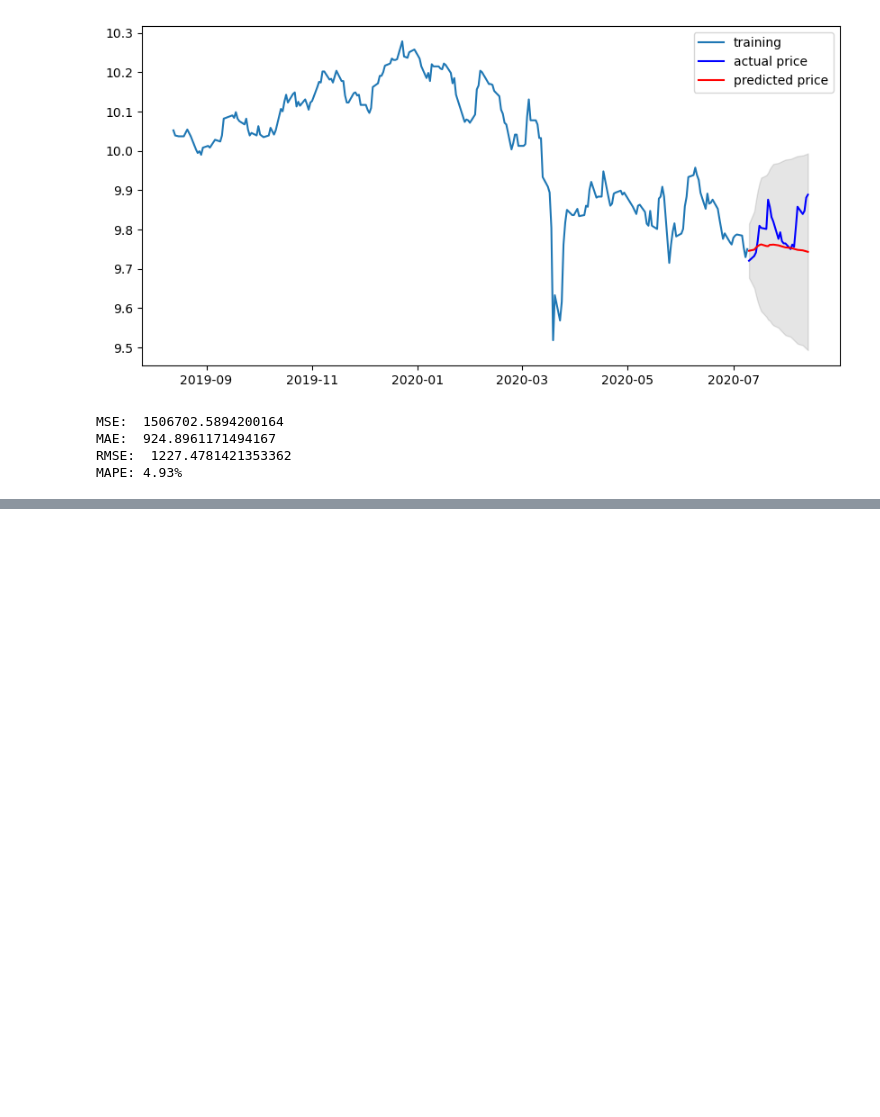
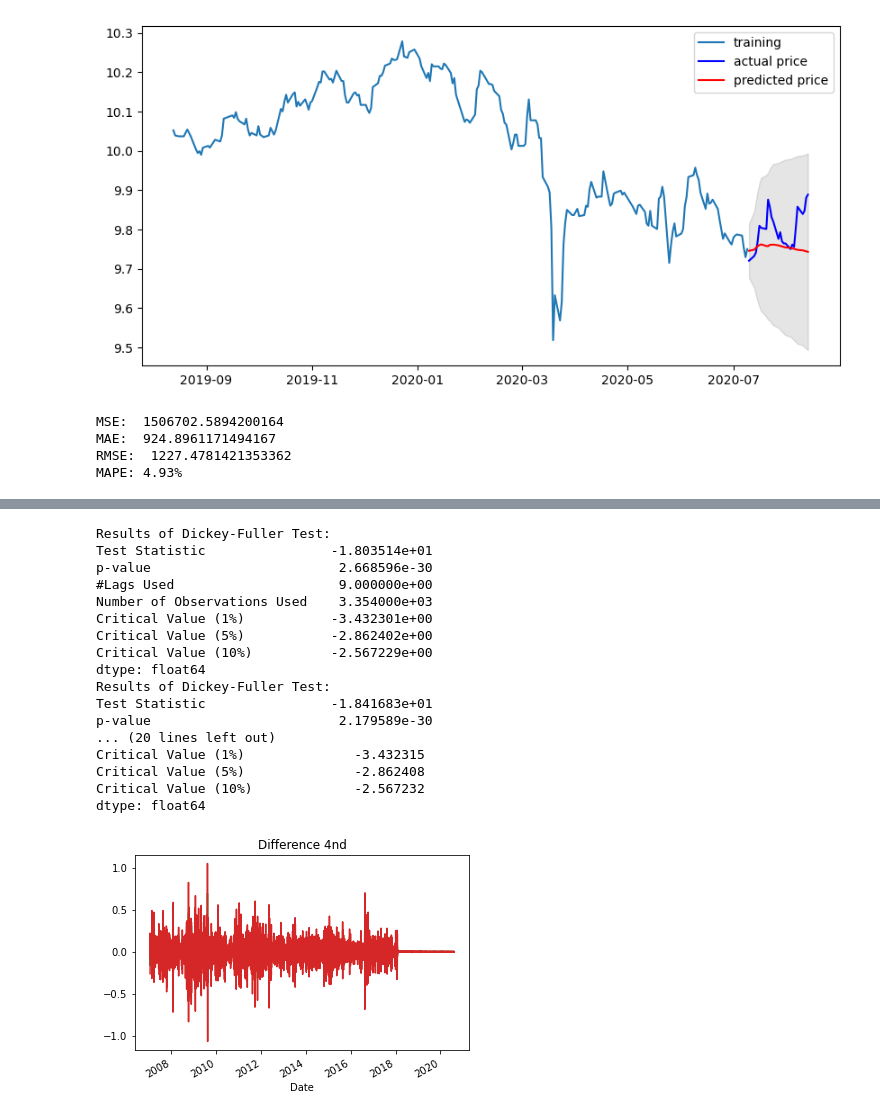
Before and after one commit to cheonsooho/first-repository, a Jupyter notebook: E6. 어제 오른 내 주식, 과연 내일은?.ipynb, the cells around one changed output, grey strips where cells are left out. Cells and saved outputs as stored; diff of their text form; code cells hidden in the pictures; blank space fills up the shorter version.

```diff
--- a/E6. 어제 오른 내 주식, 과연 내일은?.ipynb
+++ b/E6. 어제 오른 내 주식, 과연 내일은?.ipynb
@@ -461,0 +496,26 @@ MAPE: 4.93%
+# %%
+def plot_rolling_statistics(timeseries, window=12):
+
+    rolmean = timeseries.rolling(window=window).mean()  # 이동평균 시계열
+    rolstd = timeseries.rolling(window=window).std()    # 이동표준편차 시계열
+
+     # 원본시계열, 이동평균, 이동표준편차를 plot으로 시각화해 본다.
+    orig = plt.plot(timeseries, color='blue',label='Original')
+    mean = plt.plot(rolmean, color='red', label='Rolling Mean')
+    std = plt.plot(rolstd, color='black', label = 'Rolling Std')
+    plt.legend(loc='best')
+    plt.title('Rolling Mean & Standard Deviation')
+    plt.show(block=False)
+
+from statsmodels.tsa.stattools import adfuller
+
+def augmented_dickey_fuller_test(timeseries):
+    # statsmodels 패키지에서 제공하는 adfuller 메소드를 호출합니다.
+    dftest = adfuller(timeseries, autolag='AIC')
+
+    # adfuller 메소드가 리턴한 결과를 정리하여 출력합니다.
+    print('Results of Dickey-Fuller Test:')
+    dfoutput = pd.Series(dftest[0:4], index=['Test Statistic','p-value','#Lags Used','Number of Observations Used'])
+    for key,value in dftest[4].items():
+        dfoutput['Critical Value (%s)' % key] = value
+    print(dfoutput)
@@ -461,0 +586,35 @@ MAPE: 4.93%
+# %%
+diff_1 = ts_log.diff(periods=1).iloc[1:]
+diff_1.plot(title='Difference 1st')
+augmented_dickey_fuller_test(diff_1)
+
+diff_2 = diff_1.diff(periods=1).iloc[1:]
+diff_2.plot(title='Difference 2nd')
+augmented_dickey_fuller_test(diff_2)
+
+diff_3 = diff_2.diff(periods=1).iloc[1:]
+diff_3.plot(title='Difference 3nd')
+augmented_dickey_fuller_test(diff_3)
+
+diff_4 = diff_3.diff(periods=1).iloc[1:]
+diff_4.plot(title='Difference 4nd')
+augmented_dickey_fuller_test(diff_4)
+# %% [output]
+Results of Dickey-Fuller Test:
+Test Statistic                -1.803514e+01
+p-value                        2.668596e-30
+#Lags Used                     9.000000e+00
+Number of Observations Used    3.354000e+03
+Critical Value (1%)           -3.432301e+00
+Critical Value (5%)           -2.862402e+00
+Critical Value (10%)          -2.567229e+00
+dtype: float64
+Results of Dickey-Fuller Test:
+Test Statistic                -1.841683e+01
+p-value                        2.179589e-30
+... (20 lines left out)
+Critical Value (1%)              -3.432315
+Critical Value (5%)              -2.862408
+Critical Value (10%)             -2.567232
+dtype: float64
+[figure, added]
```
Also changed, not shown: parts of 15 cells of this notebook.
